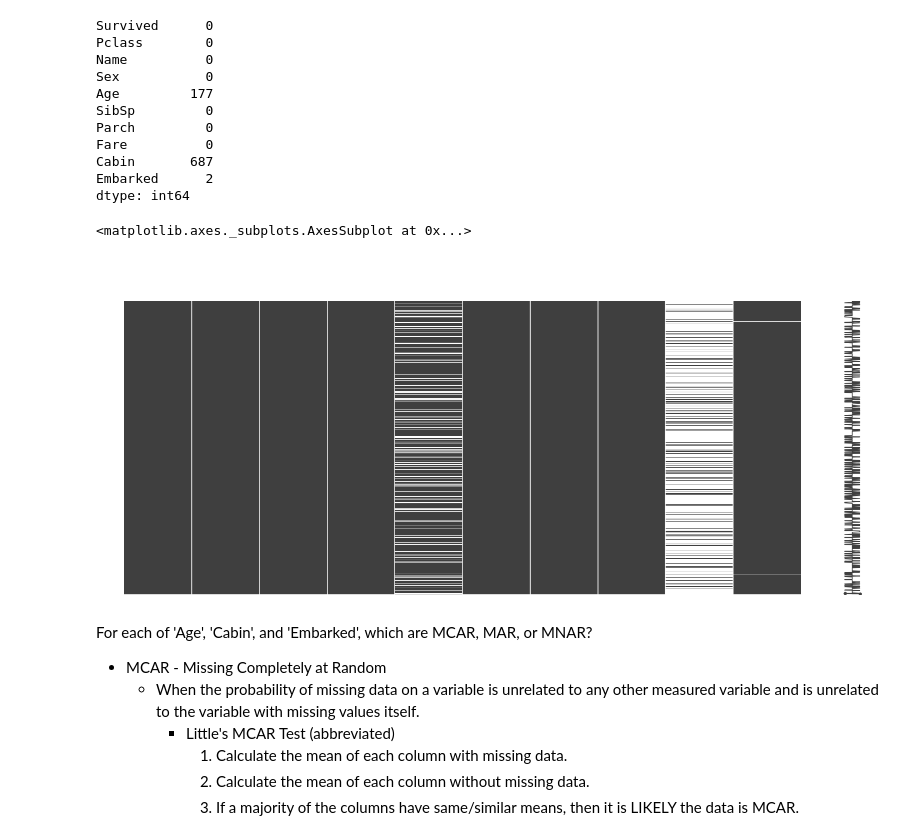
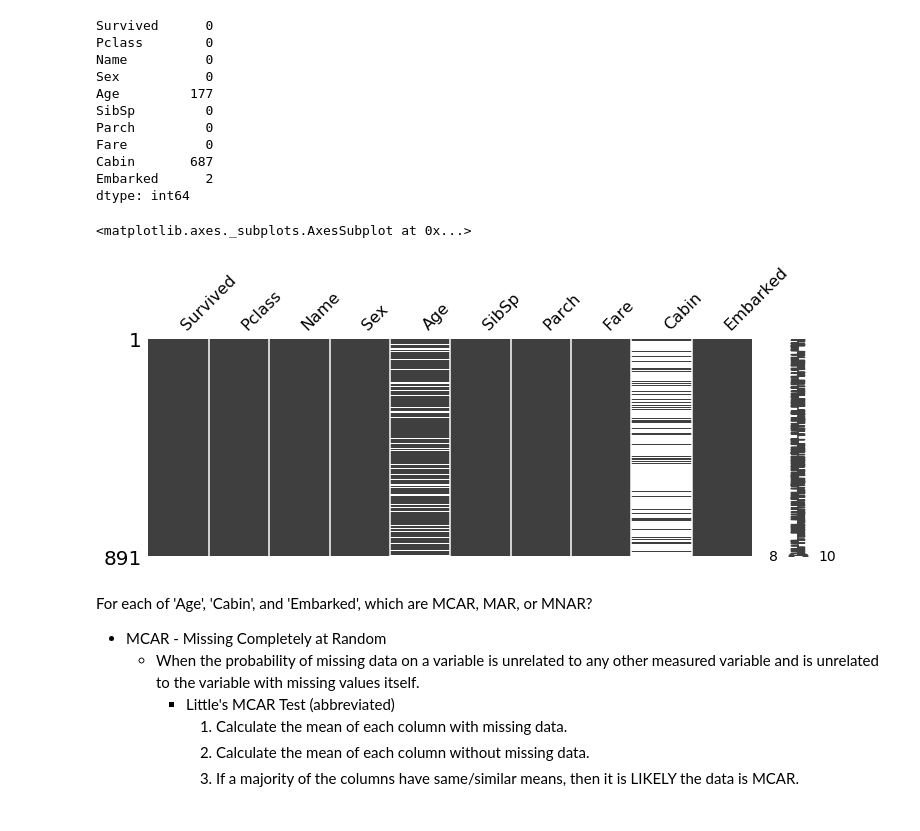
Before and after one commit to chadbartel/Data-Science-Projects, a Jupyter notebook: Titanic/Code/Experiments/Experiment05/eda_titanic_05.ipynb, the cells around one changed output. Cells and saved outputs as stored; diff of their text form; code cells hidden in the pictures.

```diff
--- a/Titanic/Code/Experiments/Experiment05/eda_titanic_05.ipynb
+++ b/Titanic/Code/Experiments/Experiment05/eda_titanic_05.ipynb
@@ -199,10 +199,10 @@ Embarked      2
 dtype: int64
 # %%
 # Plot of missing data
-msno.matrix(df_train_cleaned)
+msno.matrix(df_train_cleaned, figsize=(12, 4))
 # %% [output]
 <matplotlib.axes._subplots.AxesSubplot at 0x...>
-[figure, old version]
+[figure, new version]
 # %% [markdown]
 For each of 'Age', 'Cabin', and 'Embarked', which are MCAR, MAR, or MNAR?
  * MCAR - Missing Completely at Random
```
Also changed, not shown: parts of 12 cells of this notebook.
